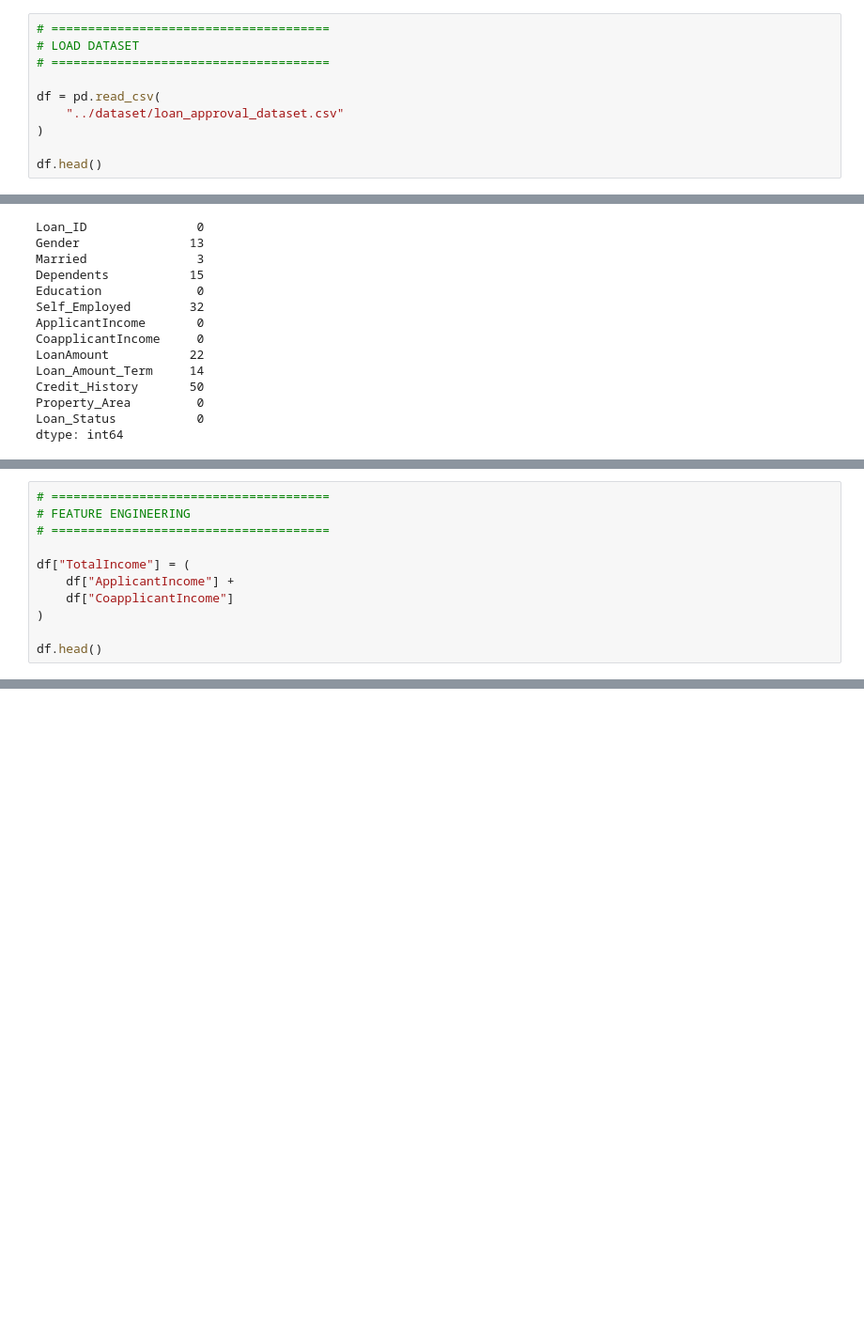
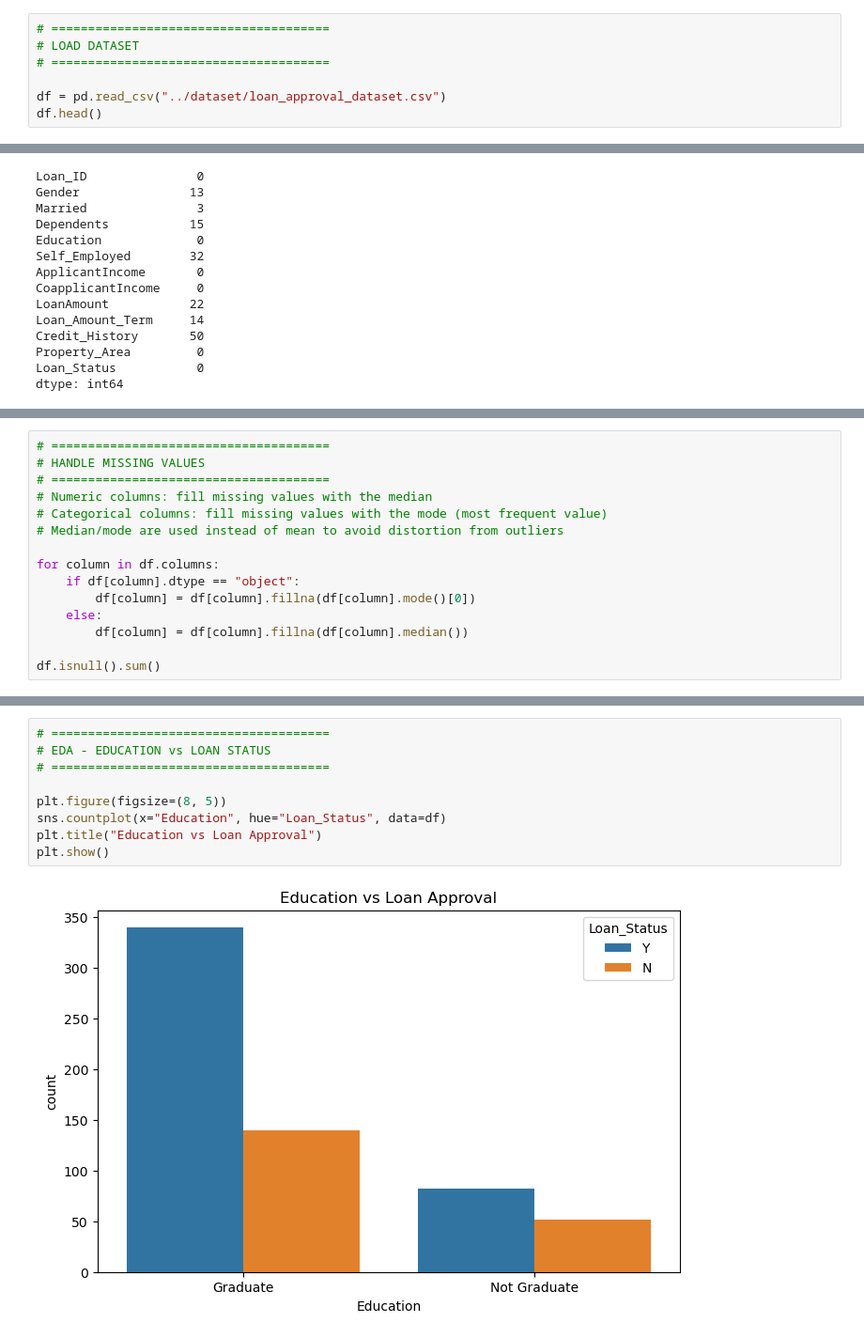
Before and after one commit to MatheeshaAnjana/loan-approval-prediction-ml, a Jupyter notebook: ml-coursework/notebooks/loan_approval_prediction.ipynb, the cells around one changed output, grey strips where cells are left out. Shown at 94% size. Cells and saved outputs as stored; diff of their text form; blank space fills up the shorter version.

```diff
--- a/ml-coursework/notebooks/loan_approval_prediction.ipynb
+++ b/ml-coursework/notebooks/loan_approval_prediction.ipynb
@@ -47,10 +30,7 @@ Libraries Loaded Successfully
 # LOAD DATASET
 # ======================================
 
-df = pd.read_csv(
-    "../dataset/loan_approval_dataset.csv"
-)
-
+df = pd.read_csv("../dataset/loan_approval_dataset.csv")
 df.head()
 # %% [output]
 |  | Loan_ID | Gender | Married | Dependents | Education | Self_Employed | ApplicantIncome | CoapplicantIncome | ... |
@@ -255,11 +115,0 @@ df.head()
-# %%
-# ======================================
-# FEATURE ENGINEERING
-# ======================================
-
-df["TotalIncome"] = (
-    df["ApplicantIncome"] +
-    df["CoapplicantIncome"]
-)
-
-df.head()
@@ -666,0 +116,15 @@ plt.show()
+# %%
+# ======================================
+# HANDLE MISSING VALUES
+# ======================================
+# Numeric columns: fill missing values with the median
+# Categorical columns: fill missing values with the mode (most frequent value)
+# Median/mode are used instead of mean to avoid distortion from outliers
+
+for column in df.columns:
+    if df[column].dtype == "object":
+        df[column] = df[column].fillna(df[column].mode()[0])
+    else:
+        df[column] = df[column].fillna(df[column].median())
+
+df.isnull().sum()
@@ -666,0 +157,11 @@ plt.show()
+# %%
+# ======================================
+# EDA - EDUCATION vs LOAN STATUS
+# ======================================
+
+plt.figure(figsize=(8, 5))
+sns.countplot(x="Education", hue="Loan_Status", data=df)
+plt.title("Education vs Loan Approval")
+plt.show()
+# %% [output]
+[figure, added]
```
Also changed, not shown: parts of 52 cells of this notebook, 6 other files.
